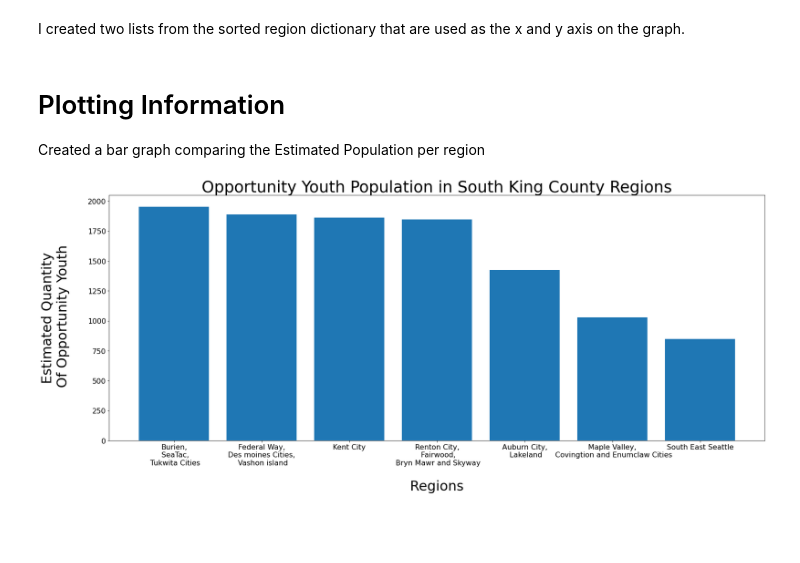
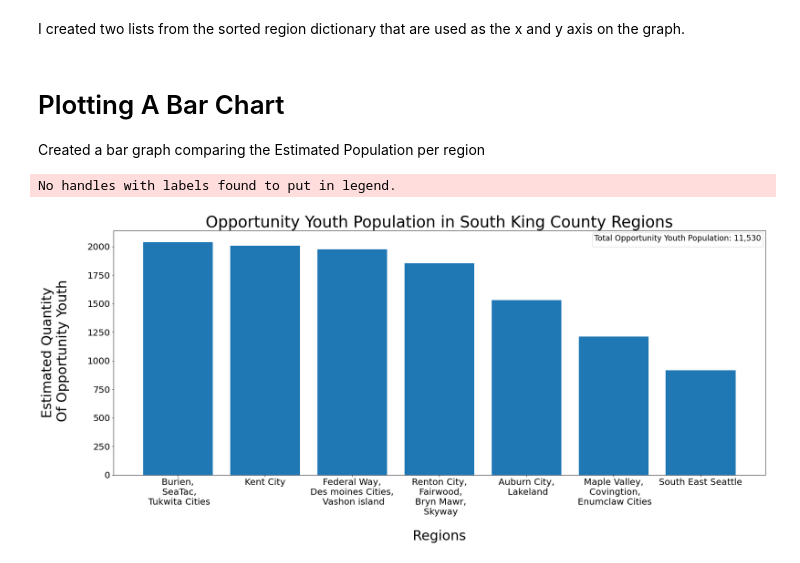
Before and after one commit to Caellwyn/south-king-county-opportunity-youth, a Jupyter notebook: notebooks/exploratory/Question2.ipynb, the cells around one changed output. Drawn from its saved outputs; the diff is of its cells as text; code cells hidden in the pictures; blank space fills up the shorter version.

Commit message:
Combined question2_coninuted notebook with question2. Also updated Chart

```diff
--- a/notebooks/exploratory/Question2.ipynb
+++ b/notebooks/exploratory/Question2.ipynb
@@ -29,9 +29,8 @@ oy_df = pd.read_sql('''SELECT *
 FROM pums_2017
 WHERE puma IN ('11612','11613','11614','11615','11604', '11610', '11611')
 AND agep BETWEEN '16' AND '24'
-AND fschp = '0'
-AND esr IN ('3','6')
-AND SCH IN ('0','1')
+AND esr IN ('3','6','NaN')
+AND SCH IN ('0','1','NAN')
 ;''', conn)
 # %% [markdown]
 <h1>Estimating Population of Opportunity Youth</h1>
@@ -51,13 +50,13 @@ Another option would have been to find the dataframe table that had a list of pu
 # dictionary of Puma number, and then sorting it by the OY population of each puma
 # Used to organize the names of the puma which wasnt included in the dataframe
 import operator
-region_dic = {'11612': [population['11612'],'Federal Way,Des moines Cities & Vashon island' ],
- '11613': [population['11613'],'Kent City'],
- '11611': [population['11611'],'Burien, SeaTac, Tukwita Cities'],
- '11614': [population['11614'],'Auburn City & Lakeland'],
- '11604': [population['11604'],'South East Seattle'],
- '11615': [population['11615'],'Maple Valley, Covingtion and Enumclaw Cities'],
- '11610': [population['11610'],'Renton City, Fairwood, Bryn Mawr and Skyway']}
+region_dic = {'11612': [population['11612'],'Federal Way,Des moines Cities & Vashon island', 47.3223, -122.3126, 110, 134000 ],
+ '11613': [population['11613'],'Kent City',47.3809, -122.2348, 34.43, 130000],
+ '11611': [population['11611'],'Burien, SeaTac, Tukwita Cities',47.4668, -122.3405, 31, 101000],
+ '11614': [population['11614'],'Auburn City & Lakeland', 47.3073, -122.2285, 35, 192000],
+ '11604': [population['11604'],'South East Seattle', 47.5923, -122.3022, 30.5, 84000],
+ '11615': [population['11615'],'Maple Valley, Covingtion and Enumclaw Cities', 47.3903, -122.0454, 18, 47000],
+ '11610': [population['11610'],'Renton City, Fairwood, Bryn Mawr and Skyway', 47.4797, -122.2079, 31, 141]}
 
 sort_region_dic = dict(sorted(region_dic.items(), key=operator.itemgetter(1), reverse = True))
 # %% [markdown]
@@ -67,25 +66,27 @@ city_list = [item[1] for item in sort_region_dic.values()]  # created a list of
 estimated_population_region = [item[0] for item in sort_region_dic.values()] # created a listed of the estimated population per region
 # %%
 # adjusted city list so the string is on muliple lines in the graph
-city_list_adj = [sub.replace(',',',\n').replace(' &',',\n') for sub in city_list]
+city_list_adj = [sub.replace(',',',\n').replace(' &',',\n').replace(' and',',\n') for sub in city_list]
 # %% [markdown]
-<h1>Plotting Information</h1>
+<h1>Plotting A Bar Chart</h1>
 Created a bar graph comparing the Estimated Population per region
 # %%
 #Printing a Bar graph of the population estimate per each puma(region)
 figure, ax = plt.subplots(1, 1, figsize = (26,10));
 
 x = city_list_adj;
 y = estimated_population_region;
 ax.bar(x, y);
 
 
 ax.set_ylabel('Estimated Quantity\n Of Opportunity Youth', fontsize = 30, rotation = 90, labelpad = 40);
 ax.set_xlabel('Regions', fontsize = 30, labelpad = 30);
 ax.set_title('Opportunity Youth Population in South King County Regions', fontsize = 35);
 ax.set_xticklabels(city_list_adj, wrap = True);
-ax.tick_params(axis='both', which='major', labelsize=16)
+ax.tick_params(axis='both', which='major', labelsize=20)
+ax.legend(title ='Total Opportunity Youth Population: 11,530', title_fontsize= 'xx-large');
 # %% [output]
+No handles with labels found to put in legend.
-[figure, old version]
+[figure, new version]
 # %%
 figure.savefig('OYPopulationByRegion.png',dpi=300, bbox_inches='tight')
```
Also changed, not shown: parts of 7 cells of this notebook, 1 other file.
